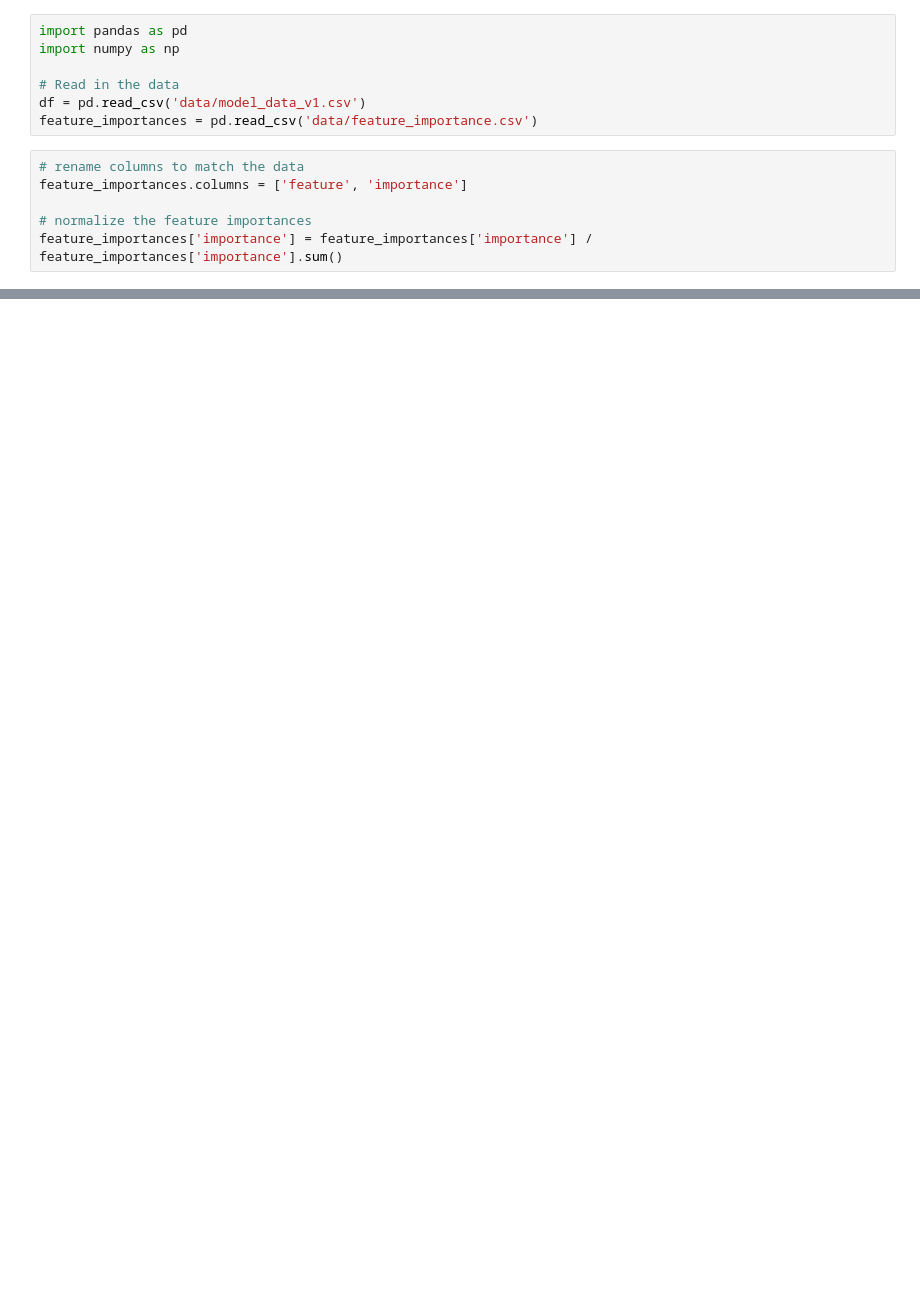
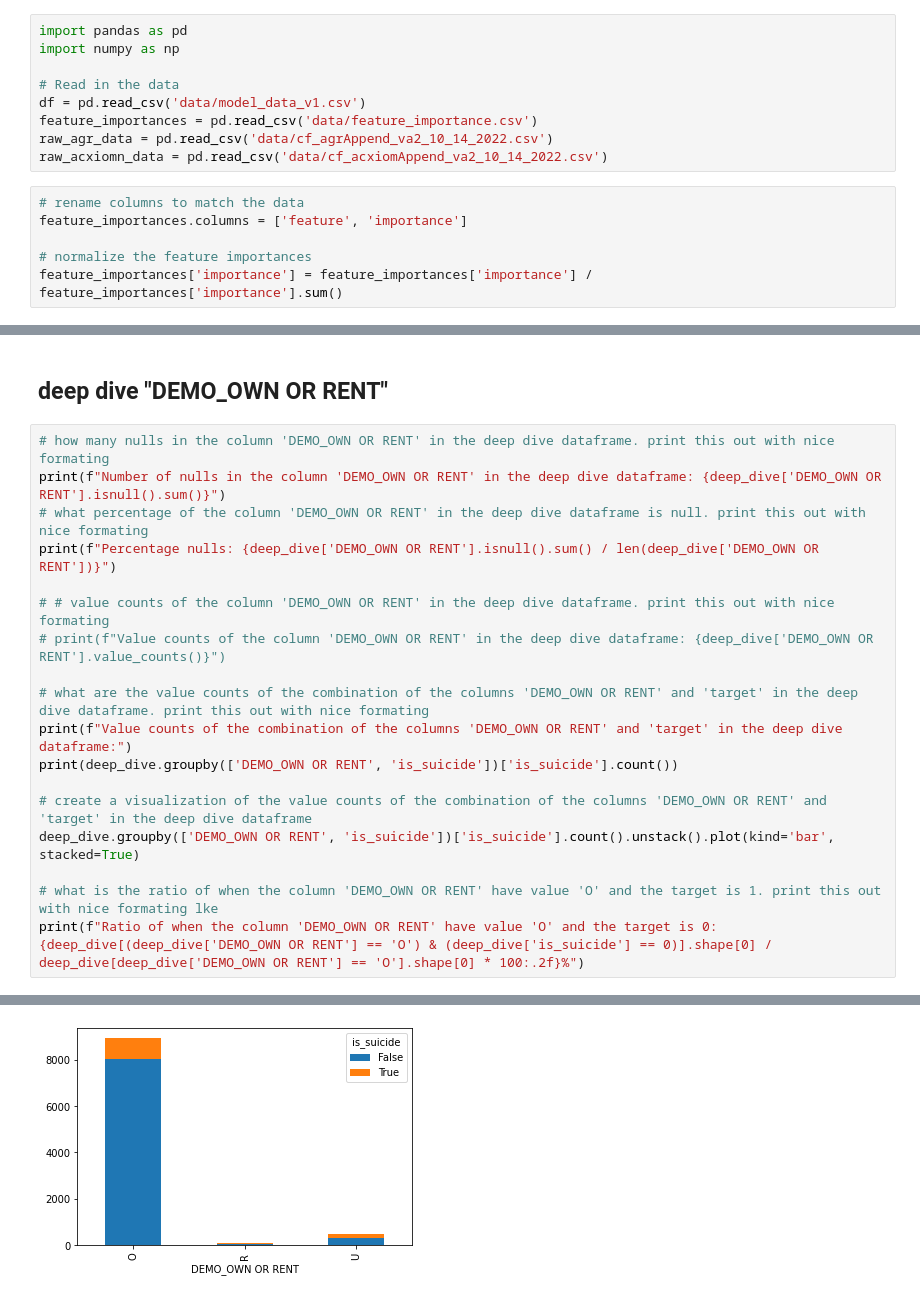
Before and after one commit to dunncw/cf_Projects, a Jupyter notebook: VA_project/python_work/model_v1/understanding_feature_importance.ipynb, the cells around one changed output, grey strips where cells are left out. Cells and saved outputs as stored; diff of their text form; blank space fills up the shorter version.

```diff
--- a/VA_project/python_work/model_v1/understanding_feature_importance.ipynb
+++ b/VA_project/python_work/model_v1/understanding_feature_importance.ipynb
@@ -5,6 +5,8 @@ import numpy as np
 # Read in the data
 df = pd.read_csv('data/model_data_v1.csv')
 feature_importances = pd.read_csv('data/feature_importance.csv')
+raw_agr_data = pd.read_csv('data/cf_agrAppend_va2_10_14_2022.csv')
+raw_acxiomn_data = pd.read_csv('data/cf_acxiomAppend_va2_10_14_2022.csv')
 # %%
 # rename columns to match the data
 feature_importances.columns = ['feature', 'importance']
@@ -85,0 +71,21 @@ My Interpretation: <br>
+# %% [markdown]
+## deep dive "DEMO_OWN OR RENT"
+# %%
+# how many nulls in the column 'DEMO_OWN OR RENT' in the deep dive dataframe. print this out with nice formating
+print(f"Number of nulls in the column 'DEMO_OWN OR RENT' in the deep dive dataframe: {deep_dive['DEMO_OWN OR RENT'].isnull().sum()}")
+# what percentage of the column 'DEMO_OWN OR RENT' in the deep dive dataframe is null. print this out with nice formating
+print(f"Percentage nulls: {deep_dive['DEMO_OWN OR RENT'].isnull().sum() / len(deep_dive['DEMO_OWN OR RENT'])}")
+
+# # value counts of the column 'DEMO_OWN OR RENT' in the deep dive dataframe. print this out with nice formating
+# print(f"Value counts of the column 'DEMO_OWN OR RENT' in the deep dive dataframe: {deep_dive['DEMO_OWN OR RENT'].value_counts()}")
+
+# what are the value counts of the combination of the columns 'DEMO_OWN OR RENT' and 'target' in the deep dive dataframe. print this out with nice formating
+print(f"Value counts of the combination of the columns 'DEMO_OWN OR RENT' and 'target' in the deep dive dataframe:")
+print(deep_dive.groupby(['DEMO_OWN OR RENT', 'is_suicide'])['is_suicide'].count())
+
+# create a visualization of the value counts of the combination of the columns 'DEMO_OWN OR RENT' and 'target' in the deep dive dataframe
+deep_dive.groupby(['DEMO_OWN OR RENT', 'is_suicide'])['is_suicide'].count().unstack().plot(kind='bar', stacked=True)
+
+# what is the ratio of when the column 'DEMO_OWN OR RENT' have value 'O' and the target is 1. print this out with nice formating lke
+print(f"Ratio of when the column 'DEMO_OWN OR RENT' have value 'O' and the target is 0: {deep_dive[(deep_dive['DEMO_OWN OR RENT'] == 'O') & (deep_dive['is_suicide'] == 0)].shape[0] / deep_dive[deep_dive['DEMO_OWN OR RENT'] == 'O'].shape[0] * 100:.2f}%")
+# %% [output]
@@ -85,0 +104 @@ My Interpretation: <br>
+[figure, added]
```
Also changed, not shown: parts of 19 cells of this notebook, 4 other files.
